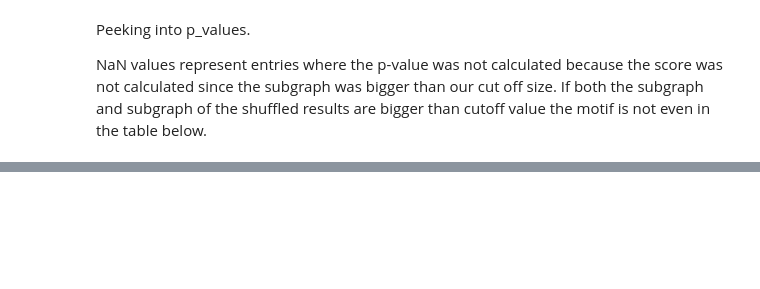
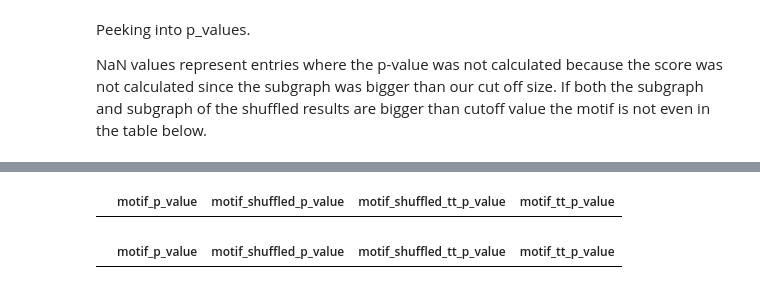
Before and after one commit to fatima711/motif_discovery, a Jupyter notebook: analysis/post_process.ipynb, the cells around one changed output, grey strips where cells are left out. Cells and saved outputs as stored; diff of their text form; code cells hidden in the pictures; blank space fills up the shorter version.

```diff
--- a/analysis/post_process.ipynb
+++ b/analysis/post_process.ipynb
@@ -6,10 +8,5 @@ import re
 from pg import DB
 db = DB()
-# %%
-sizes = []
-for sample_file_name in sample_file_names:
-    size = int(re.search(r'\d+', sample_file_name).group())
-    sizes.append(size)
 # %% [markdown]
 ### Creating database table to store sample scores
 # %%
@@ -83,9 +87,10 @@ db.query("ALTER TABLE motif_average_scores ADD COLUMN tt_shuffled_p_value float;
 ### Updating p-values for motifs
 # %%
 %%time
-p_values_file_names = listdir("files/intermediates/p_values/")
+p_values_file_names = listdir("../files/intermediates/p_values/")
 for p_values_file in p_values_file_names:
-    p_values = pandas.read_pickle(open( "files/intermediates/p_values/"+p_values_file, "rb" ))
+    p_values = pandas.read_pickle(open( "../files/intermediates/p_values/"+p_values_file, "rb" ))
     p_values_df =pandas.DataFrame(p_values)
+    print("dod")
     for i, row in enumerate(p_values_df.index):
-        do_not_print = db.query("UPDATE motif_average_scores SET p_value = '" + str(p_values_df['motif_p_value'][row]) + "', shuffled_p_value = '" + str(p_values_df['motif_shuffled_p_value'][row]) + "', tt_p_value = '" + str(p_values_df['motif_tt_p_value'][row]) + "', tt_shuffled_p_value = '" +str(p_values_df['motif_shuffled_tt_p_value'][row]) +  "' WHERE motif_string  = '" + str(row) + "'")
+        do_not_print = db.query("UPDATE motif_average_scores_mini SET p_value = '" + str(p_values_df['motif_p_value'][row]) + "', shuffled_p_value = '" + str(p_values_df['motif_shuffled_p_value'][row]) + "', tt_p_value = '" + str(p_values_df['motif_tt_p_value'][row]) + "', tt_shuffled_p_value = '" +str(p_values_df['motif_shuffled_tt_p_value'][row]) +  "' WHERE motif_string  = '" + str(row) + "'")
@@ -116,0 +105,8 @@ p_values_df
+# %%
+pandas.DataFrame(p_values)
+# %% [output]
+|  | motif_p_value | motif_shuffled_p_value | motif_shuffled_tt_p_value | motif_tt_p_value |
+# %%
+p_values
+# %% [output]
+|  | motif_p_value | motif_shuffled_p_value | motif_shuffled_tt_p_value | motif_tt_p_value |
```
Also changed, not shown: parts of 9 cells of this notebook.
